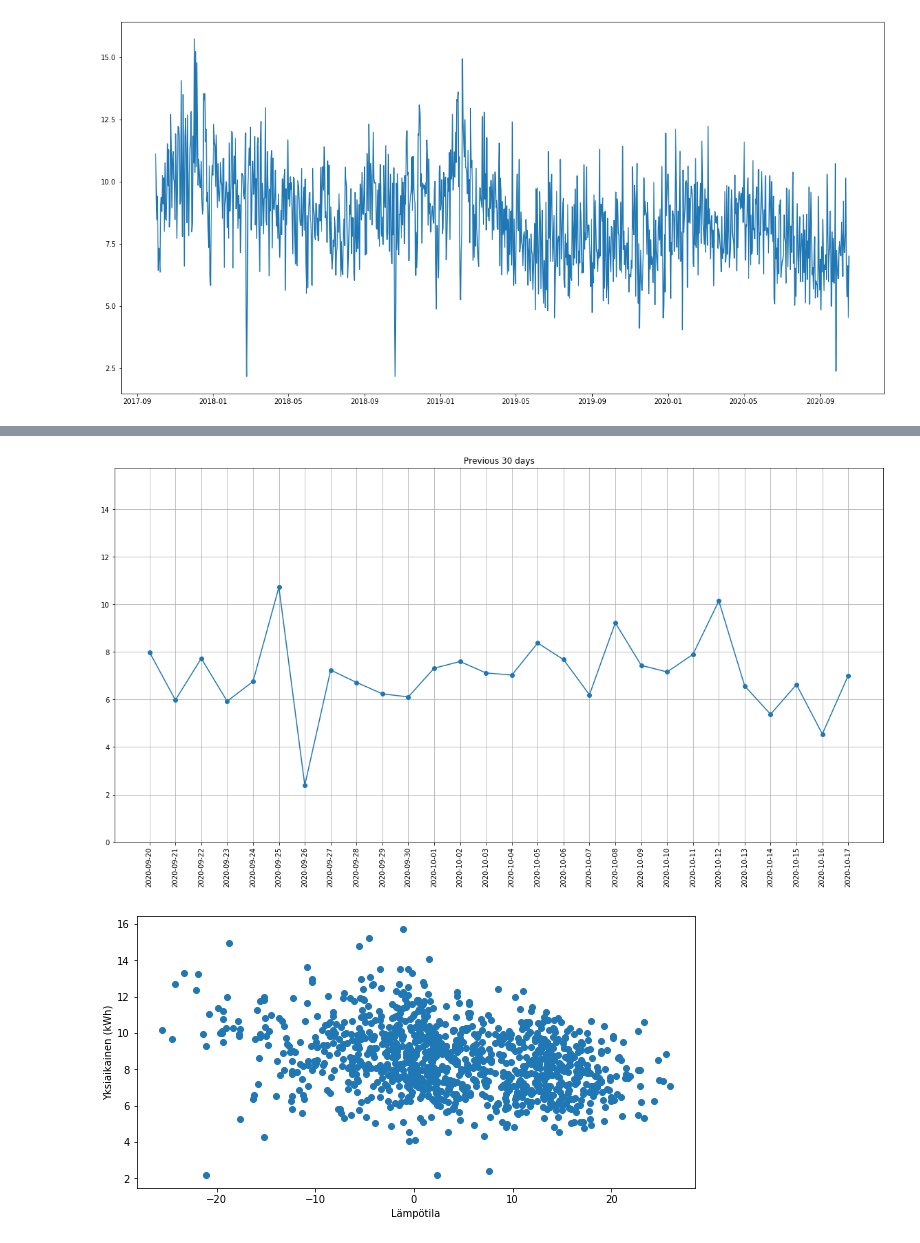
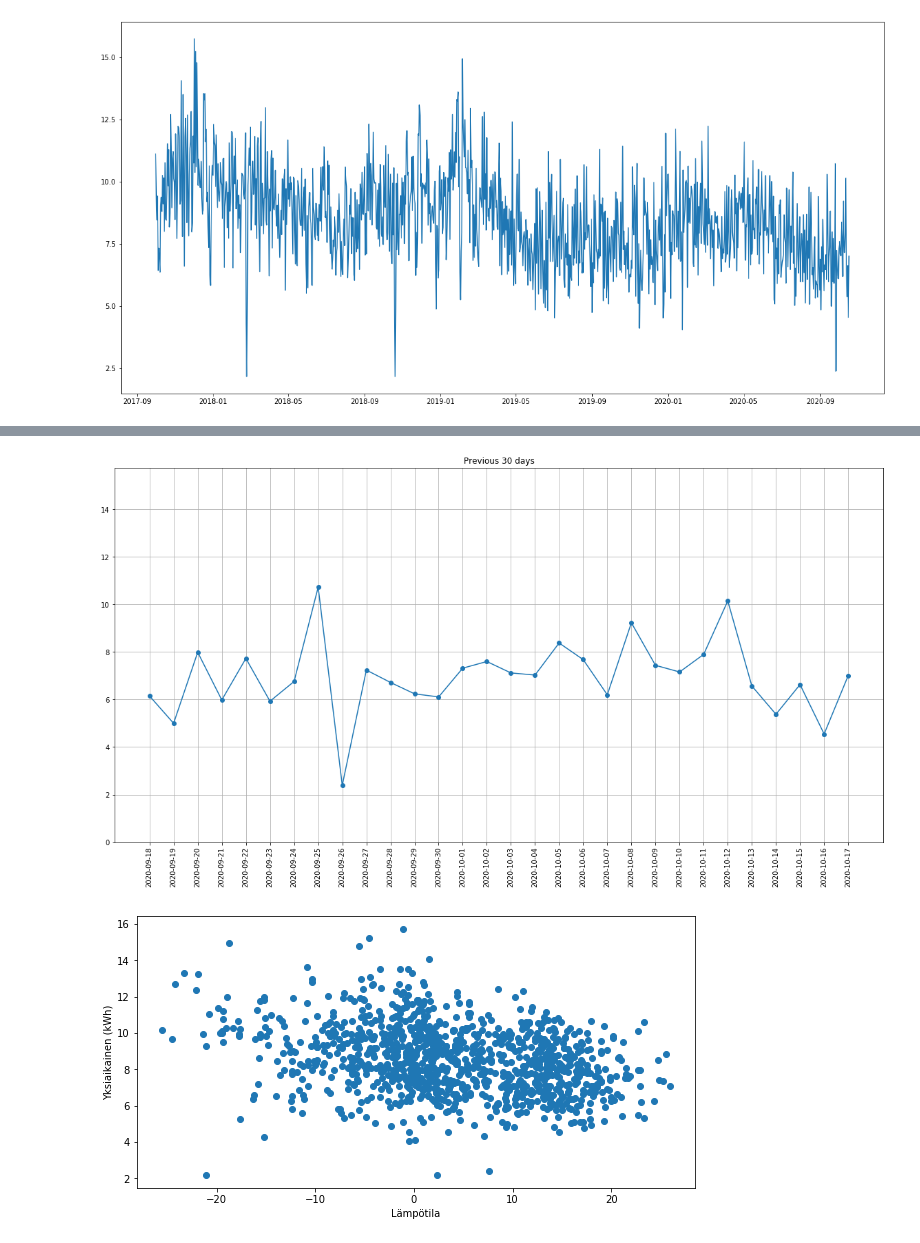
Before and after one commit to simppasofia/data-ana, a Jupyter notebook: electricity-consumption.ipynb, the cells around one changed output, grey strips where cells are left out. Cells and saved outputs as stored; diff of their text form; code cells hidden in the pictures.

```diff
--- a/electricity-consumption.ipynb
+++ b/electricity-consumption.ipynb
@@ -73,16 +82,16 @@ pl.show()
 # %%
-monthago = pd.to_datetime(pd.to_datetime(datetime.date.today()) - pd.Timedelta('30 days'))
+monthago = pd.to_datetime(pd.to_datetime(max(elec.Datetime)) - pd.Timedelta('30 days'))
 
 pl.figure(figsize=(20,10))
 pl.title("Previous 30 days")
 pl.grid(axis="both")
 pl.plot(elec.loc[elec.Datetime > monthago, "Datetime"], elec.loc[elec.Datetime > monthago, "Yksiaikainen (kWh)"],
        marker="o")
 pl.xticks(elec.loc[elec.Datetime > monthago, "Datetime"], rotation="vertical")
 pl.ylim(0, max(elec["Yksiaikainen (kWh)"]))
 pl.show()
 # %% [output]
-[figure, old version]
+[figure, new version]
 # %%
 # Create temperature classes
 # pd.cut(elec["Lämpötila"], bins=[-30, -25, -20, -15, -10, -5, 0, 5, 10, 15, 20, 25, 30]).factorize()
```
Also changed, not shown: parts of 7 cells of this notebook.
